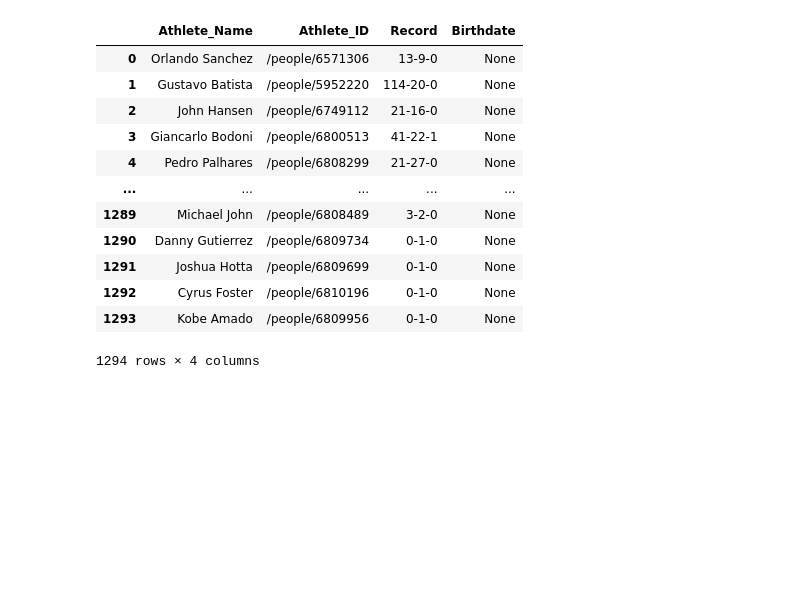
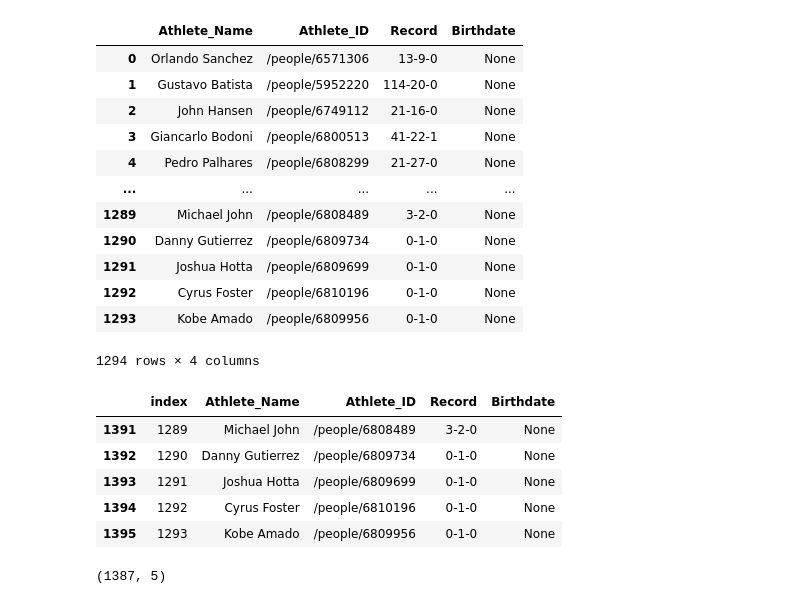
Before and after one commit to gossdante/bjj_network, a Jupyter notebook: bjj.ipynb, the cells around one changed output. Drawn from its saved outputs; the diff is of its cells as text; code cells hidden in the pictures; blank space fills up the shorter version.

```diff
--- a/bjj.ipynb
+++ b/bjj.ipynb
@@ -416,4 +417,12 @@ New_Athletes.to_sql('Athlete_List', con, if_exists='append')
 con.commit()
 # %%
 # Pull the combined data
-Athlete_Info = pd.read_sql_query('''SELECT * FROM Athlete_List''',con)
+Athlete_List = pd.read_sql_query('''SELECT * FROM Athlete_List''',con)
+Athlete_List.tail()
+# %% [output]
+|  | index | Athlete_Name | Athlete_ID | Record | Birthdate |
+| 1391 | 1289 | Michael John | /people/6808489 | 3-2-0 | None |
+| 1392 | 1290 | Danny Gutierrez | /people/6809734 | 0-1-0 | None |
+| 1393 | 1291 | Joshua Hotta | /people/6809699 | 0-1-0 | None |
+| 1394 | 1292 | Cyrus Foster | /people/6810196 | 0-1-0 | None |
+| 1395 | 1293 | Kobe Amado | /people/6809956 | 0-1-0 | None |
@@ -419,0 +438,5 @@ Athlete_Info = pd.read_sql_query('''SELECT * FROM Athlete_List''',con)
+# %%
+Athlete_List['Athlete_Name'].str.len().max()
+Athlete_List.shape
+# %% [output]
+(1387, 5)
```
Also changed, not shown: parts of 5 cells of this notebook, 1 other file.
